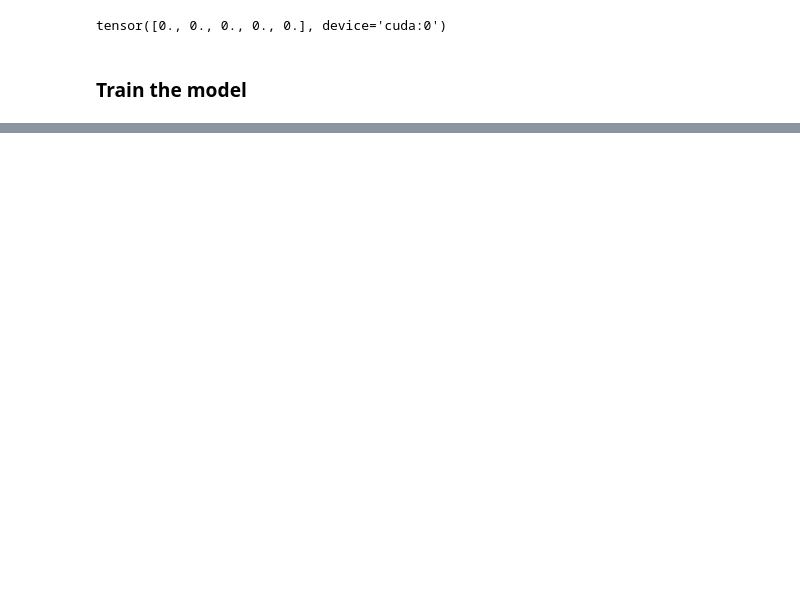
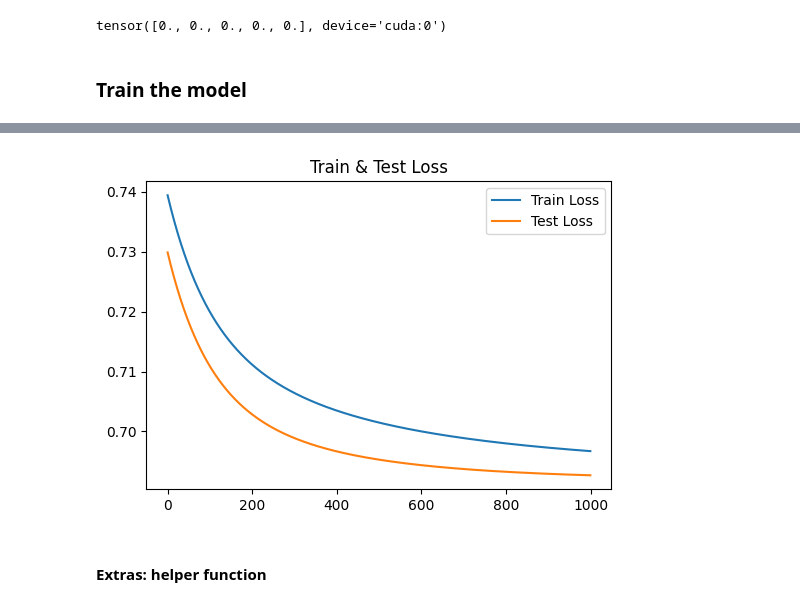
Before and after one commit to TonyQ2k3/pytorch-training, a Jupyter notebook: notebooks/pytorch_day4.ipynb, the cells around one changed output, grey strips where cells are left out. Saved outputs shown, nothing was run; the diff lists cells and outputs as text; code cells hidden in the pictures; blank space fills up the shorter version.

```diff
--- a/notebooks/pytorch_day4.ipynb
+++ b/notebooks/pytorch_day4.ipynb
@@ -175,7 +169,7 @@ def accuracy_function(y_true, y_pred):
 # %% [markdown]
 ### Train the model
 # %%
-def train_model(model):
+def train_model(model, train_losses, test_losses):
   for epoch in range(epochs):
     ### Training
     model.train()
@@ -185,6 +179,7 @@ def train_model(model):
     train_acc = accuracy_function(y_train, y_pred)
 
     loss = loss_fn(y_logits, y_train)
+    train_losses.append(loss.item())
     optimizer.zero_grad()
     loss.backward()
     optimizer.step()
@@ -197,11 +192,10 @@ def train_model(model):
       test_acc = accuracy_function(y_test, test_pred)
 
       test_loss = loss_fn(test_logits, y_test)
+      test_losses.append(test_loss.item())
 
-    if epoch % 10 == 0:
+    if epoch % 100 == 0:
       print(f"Epoch: {epoch} | Train Loss: {loss:.5f} | Test Loss: {test_loss:.3f} | Train Acc: {train_acc:.5f} | Test Loss: {test_acc:.3f}")
 # %%
 x_train, y_train = x_train.to(device), y_train.to(device)
 x_test, y_test = x_test.to(device), y_test.to(device)
-
-train_model(circle_model) # It's not learning!
@@ -218,0 +202,4 @@ Epoch: 90 | Train Loss: 0.69553 | Test Loss: 0.691 | Train Acc: 47.37500 | Test
+# %%
+train_l = []
+test_l = []
+train_model(circle_model, train_l, test_l) # It's not learning!
@@ -218,0 +217,17 @@ Epoch: 90 | Train Loss: 0.69553 | Test Loss: 0.691 | Train Acc: 47.37500 | Test
+# %%
+epoch_list = [x for x in range(epochs)]
+# %%
+# Visualize train and test loss
+def loss_visualize(train_losses, test_losses):
+  plt.figure(figsize=(6,4))
+  plt.title("Train & Test Loss")
+  plt.plot(epoch_list, train_losses, label="Train Loss")
+  plt.plot(epoch_list, test_losses, label="Test Loss")
+  plt.legend()
+  plt.show()
+
+loss_visualize(train_l, test_l)
+# %% [output]
+[figure, added]
+# %% [markdown]
+#### Extras: helper function
```
Also changed, not shown: parts of 8 cells of this notebook.
